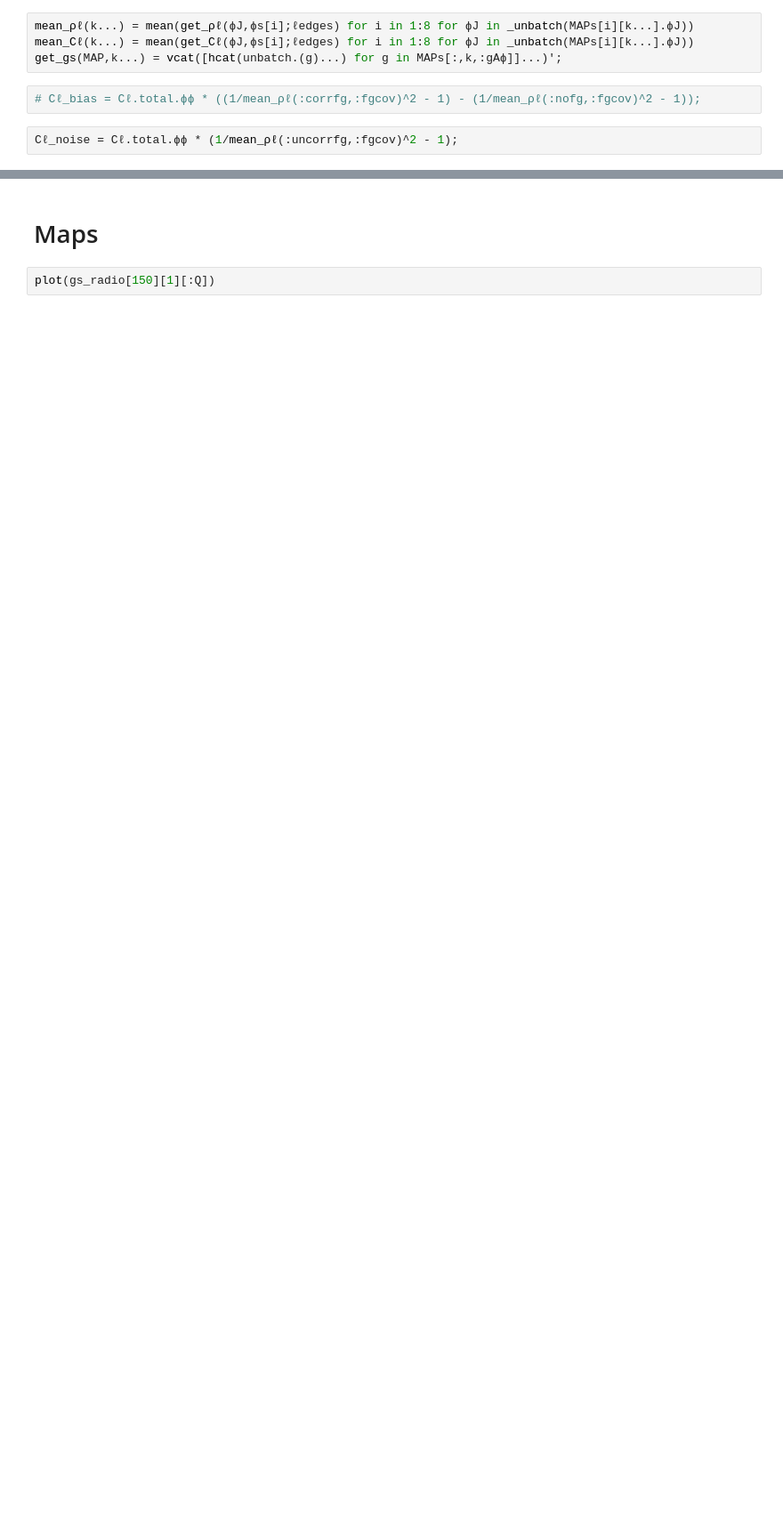
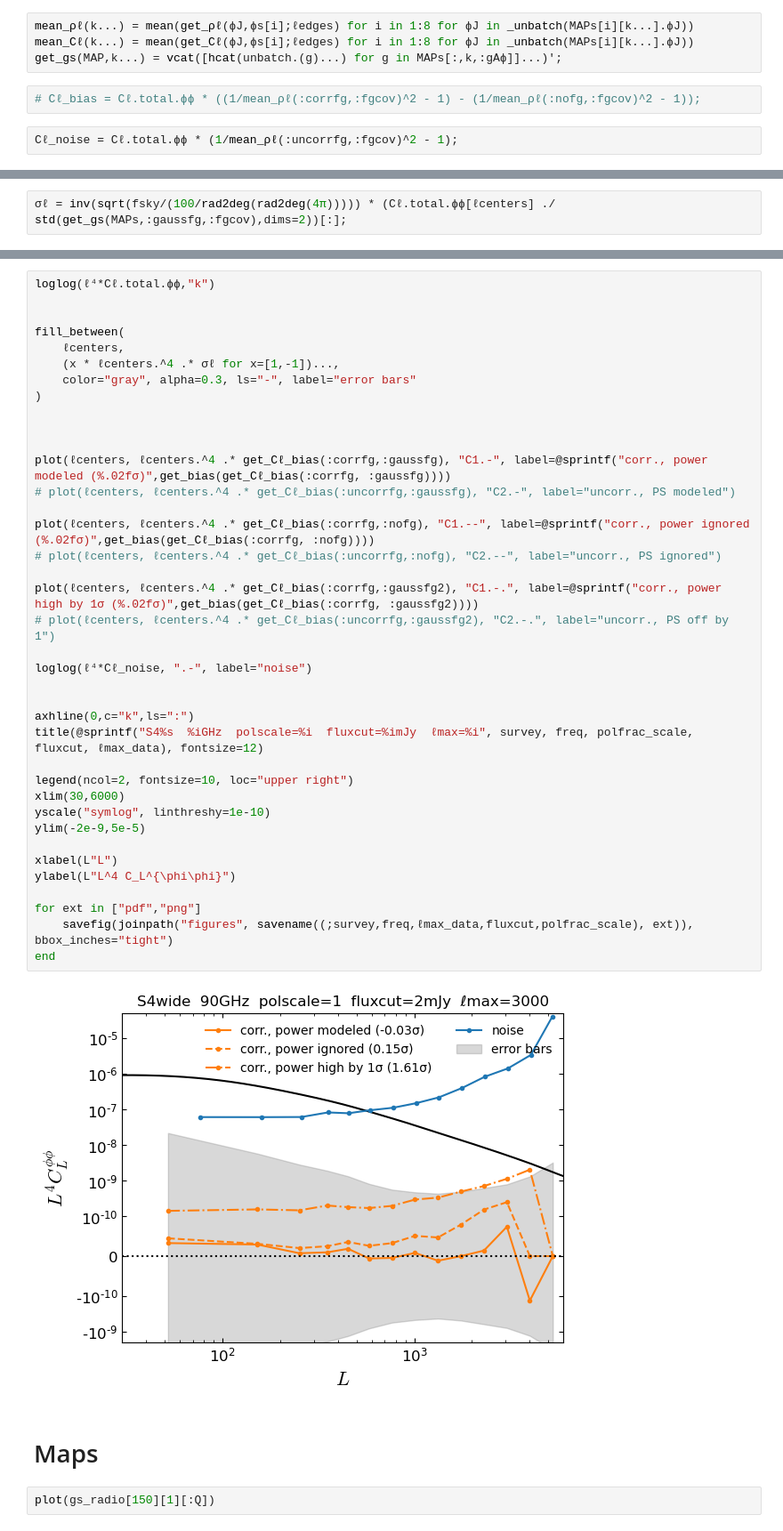
Before and after one commit to EmmanuelSchaan/SehgalRadioPolarizedSources, a Jupyter notebook: analyze_lensing.ipynb, the cells around one changed output, grey strips where cells are left out. Shown at 89% size. Cells and saved outputs as stored; diff of their text form; blank space fills up the shorter version.

```diff
--- a/analyze_lensing.ipynb
+++ b/analyze_lensing.ipynb
@@ -220,0 +205,2 @@ PyObject Text(41.277777777777786, 0.5, '$L^4 C_L^{\\phi\\phi}$')
+# %%
+σℓ = inv(sqrt(fsky/(100/rad2deg(rad2deg(4π))))) * (Cℓ.total.ϕϕ[ℓcenters] ./ std(get_gs(MAPs,:gaussfg,:fgcov),dims=2))[:];
@@ -221,3 +219,43 @@ PyObject Text(41.277777777777786, 0.5, '$L^4 C_L^{\\phi\\phi}$')
+# %%
+loglog(ℓ⁴*Cℓ.total.ϕϕ,"k")
+
+
+fill_between(
+    ℓcenters,
+    (x * ℓcenters.^4 .* σℓ for x=[1,-1])...,
+    color="gray", alpha=0.3, ls="-", label="error bars"
+)
+
+
+
+plot(ℓcenters, ℓcenters.^4 .* get_Cℓ_bias(:corrfg,:gaussfg), "C1.-", label=@sprintf("corr., power modeled (%.02fσ)",get_bias(get_Cℓ_bias(:corrfg, :gaussfg))))
+# plot(ℓcenters, ℓcenters.^4 .* get_Cℓ_bias(:uncorrfg,:gaussfg), "C2.-", label="uncorr., PS modeled")
+
+plot(ℓcenters, ℓcenters.^4 .* get_Cℓ_bias(:corrfg,:nofg), "C1.--", label=@sprintf("corr., power ignored (%.02fσ)",get_bias(get_Cℓ_bias(:corrfg, :nofg))))
+# plot(ℓcenters, ℓcenters.^4 .* get_Cℓ_bias(:uncorrfg,:nofg), "C2.--", label="uncorr., PS ignored")
+
+plot(ℓcenters, ℓcenters.^4 .* get_Cℓ_bias(:corrfg,:gaussfg2), "C1.-.", label=@sprintf("corr., power high by 1σ (%.02fσ)",get_bias(get_Cℓ_bias(:corrfg, :gaussfg2))))
+# plot(ℓcenters, ℓcenters.^4 .* get_Cℓ_bias(:uncorrfg,:gaussfg2), "C2.-.", label="uncorr., PS off by 1")
+
+loglog(ℓ⁴*Cℓ_noise, ".-", label="noise")
+
+
+axhline(0,c="k",ls=":")
+title(@sprintf("S4%s  %iGHz  polscale=%i  fluxcut=%imJy  ℓmax=%i", survey, freq, polfrac_scale, fluxcut, ℓmax_data), fontsize=12)
+
+legend(ncol=2, fontsize=10, loc="upper right")
+xlim(30,6000)
+yscale("symlog", linthreshy=1e-10)
+ylim(-2e-9,5e-5)
+
+xlabel(L"L")
+ylabel(L"L^4 C_L^{\phi\phi}")
+
+for ext in ["pdf","png"]
+    savefig(joinpath("figures", savename((;survey,freq,ℓmax_data,fluxcut,polfrac_scale), ext)), bbox_inches="tight")
+end
+# %% [output]
+[figure, added]
 # %% [markdown]
 # Maps
 # %%
```
Also changed, not shown: parts of 37 cells of this notebook, 2 other files.
